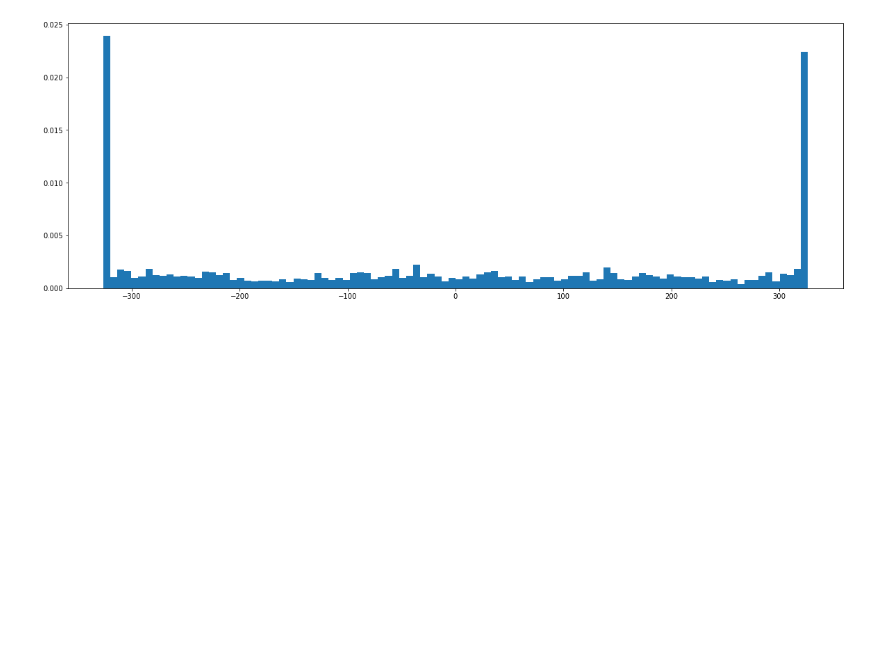
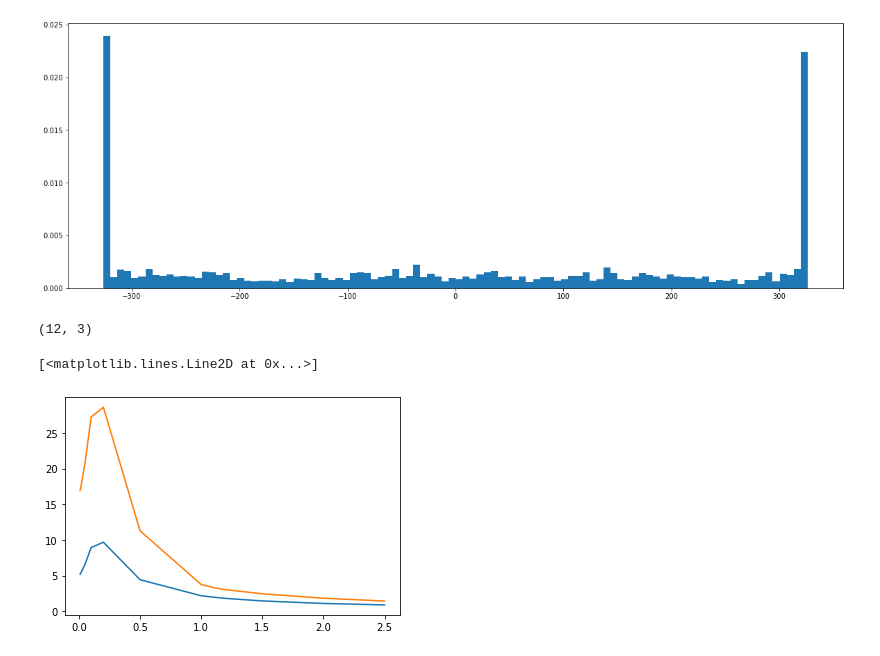
Before and after one commit to sagarverma/MotorDynamics, a Jupyter notebook: notebooks/plot_motornn.ipynb, the cells around one changed output. Cells and saved outputs as stored; diff of their text form; code cells hidden in the pictures; blank space fills up the shorter version.

```diff
--- a/notebooks/plot_motornn.ipynb
+++ b/notebooks/plot_motornn.ipynb
@@ -108,3 +108,23 @@ hist_voltage_d = plt.hist(voltage_d, density=True, bins=100)
 hist_voltage_q = plt.hist(voltage_q, density=True, bins=100)
 # %% [output]
 [figure]
+# %%
+fin = open('../../../results/Data_23042020/encdec_diag_birnn_skip/ramps_overshoots.pkl', 'rb')
+ramp_overshoots = pickle.load(fin)
+fin.close()
+# %%
+ramps_overshoots = np.asarray(ramp_overshoots)
+# %%
+ramps_overshoots.shape
+# %% [output]
+(12, 3)
+# %%
+ramps = ramps_overshoots[:, 0]
+sim_overshoots = ramps_overshoots[:, 1]
+model_overshoots = ramps_overshoots[:, 2]
+# %%
+plt.plot(ramps, sim_overshoots)
+plt.plot(ramps, model_overshoots)
+# %% [output]
+[<matplotlib.lines.Line2D at 0x...>]
+[figure, added]
```
Also changed, not shown: 3 other files.
